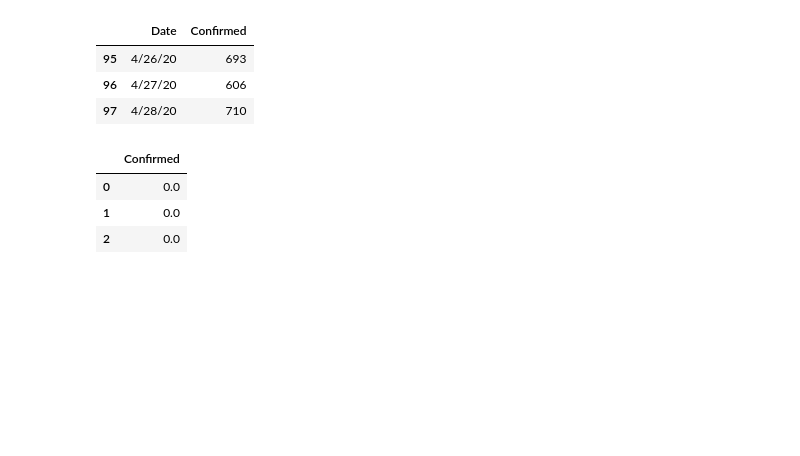
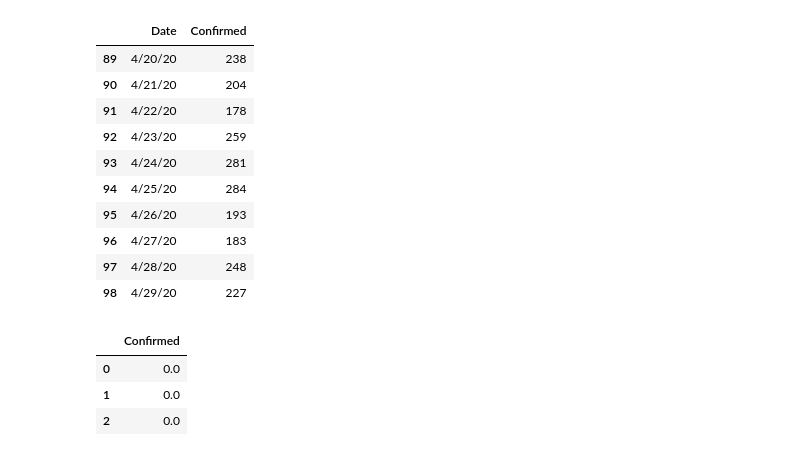
Before and after one commit to adrimos/COVID19_Daily_US_States_BarChart, a Jupyter notebook: Daily_US_States_BarChart.ipynb, the cells around one changed output. Saved outputs shown, nothing was run; the diff lists cells and outputs as text; code cells hidden in the pictures; blank space fills up the shorter version.

```diff
--- a/Daily_US_States_BarChart.ipynb
+++ b/Daily_US_States_BarChart.ipynb
@@ -242,10 +445,3 @@ OH_d = OH_d.rename(columns={'index': 'Date', 0: 'Deaths'})
-# %%
-FL.tail(3)
-# %% [output]
-|  | Date | Confirmed |
-| 95 | 4/26/20 | 693 |
-| 96 | 4/27/20 | 606 |
-| 97 | 4/28/20 | 710 |
 # %%
 def avg(df):
     # We calculate rolling average for window of 7
@@ -254,6 +450,20 @@ def avg(df):
     dfavg = dfavg.fillna(0)
 
     return(dfavg)
+# %%
+MS.tail(10)
+# %% [output]
+|  | Date | Confirmed |
+| 89 | 4/20/20 | 238 |
+| 90 | 4/21/20 | 204 |
+| 91 | 4/22/20 | 178 |
+| 92 | 4/23/20 | 259 |
+| 93 | 4/24/20 | 281 |
+| 94 | 4/25/20 | 284 |
+| 95 | 4/26/20 | 193 |
+| 96 | 4/27/20 | 183 |
+| 97 | 4/28/20 | 248 |
+| 98 | 4/29/20 | 227 |
 # %%
 NYavg = avg(NY)
 NJavg = avg(NJ)
```
Also changed, not shown: parts of 10 cells of this notebook, 1 other file.
